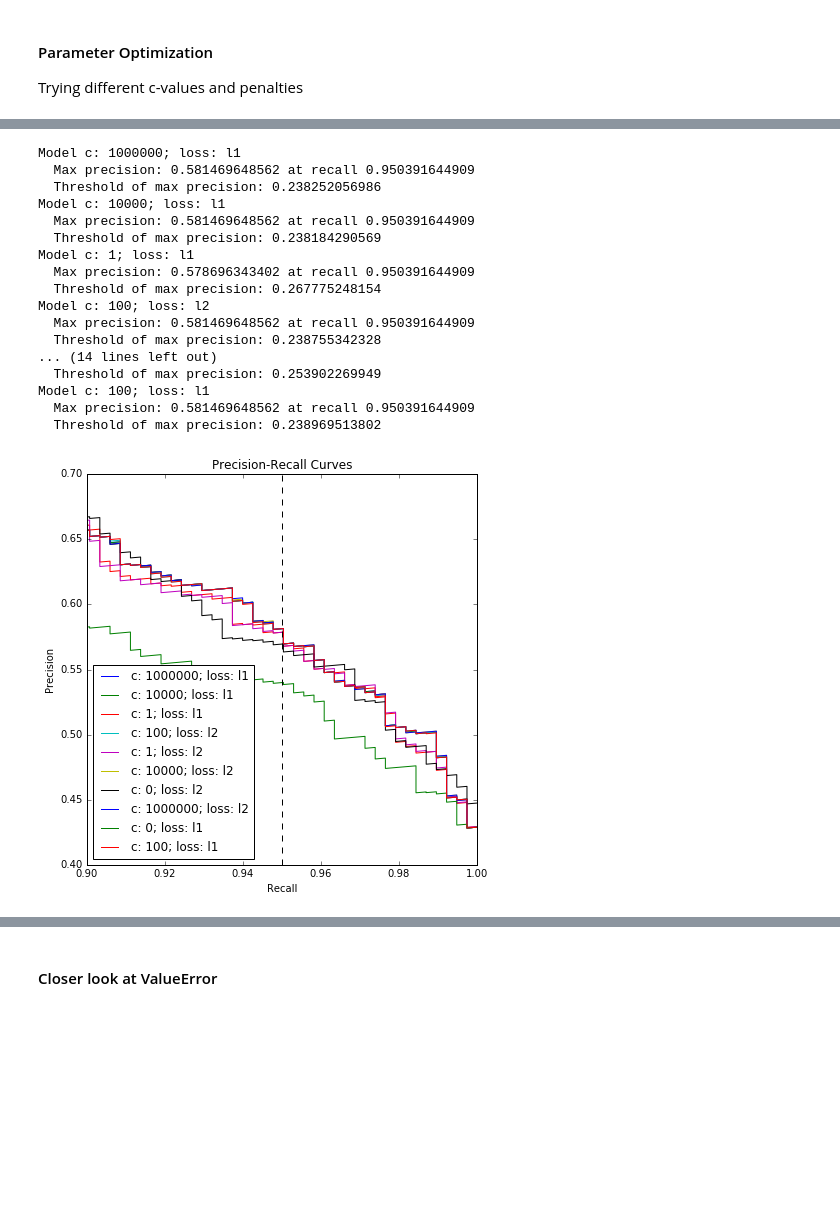
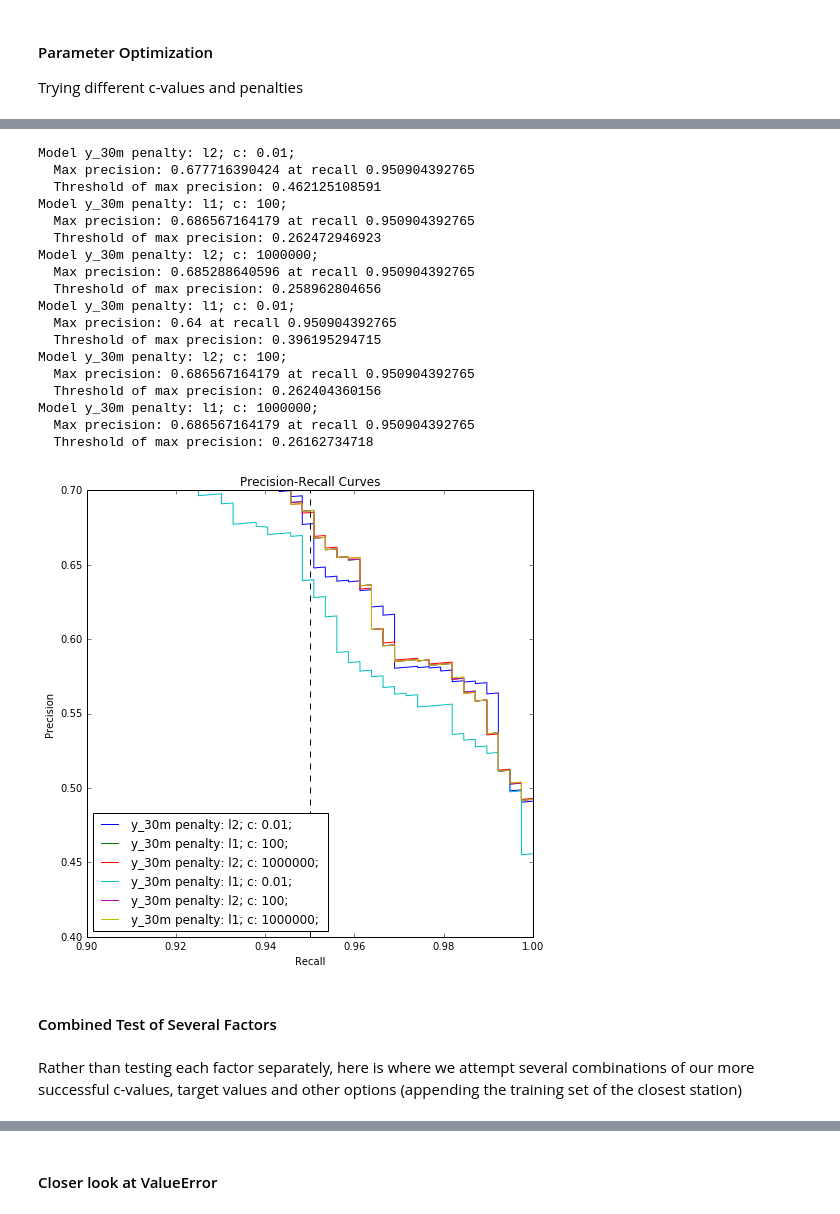
Before and after one commit to cer446/Intro-to-DS-CitiBike-Term-Project, a Jupyter notebook: LogReg Different Parameters and Y-vars.ipynb, the cells around one changed output, grey strips where cells are left out. Cells and saved outputs as stored; diff of their text form; code cells hidden in the pictures; blank space fills up the shorter version.

Commit message:
Ran a combination of several different factors to test, created a class to organize features of the model

```diff
--- a/LogReg Different Parameters and Y-vars.ipynb
+++ b/LogReg Different Parameters and Y-vars.ipynb
@@ -496,11 +471,5 @@ Model y_120m
 
 Trying different c-values and penalties
 # %%
-cvals = [.0001, .01, 1, 100, 10000, 1000000]
+cvals = [.01, 100, 1000000]
 penalties = ['l1', 'l2']
-# %%
-cval_penalties = {}
-
-for penalty in penalties:
-    for c in cvals:
-        cval_penalties['c: ' + str(int(c)) + '; loss: ' + penalty] = run_logreg.do_logreg(data_empty, plot=False, penalty=penalty, C=c)
@@ -535,0 +476,10 @@ StandardScaler(copy=True, with_mean=True, with_std=True)
+# %%
+data = project_env.load_split_bucket(519, target='y_30m', log=False)
+
+specs_opt = []
+
+for penalty in penalties:
+    for c in cvals:
+        specs_opt.append(Logistic_Regression_Specs(data, 519, 'y_30m', empty=True, squares=False, num_append=0, C=c, penalty=penalty))
+# %%
+logregs_opt, scalers_opt, predictions_opt, specs_o_e = run_models(specs_opt)
@@ -536,30 +504,34 @@ StandardScaler(copy=True, with_mean=True, with_std=True)
 # %%
+data_empty = data_binarized = project_env.binarize(data, -1)
 gold_labels = data_empty['dev'][1]
 
-keys_list = list(cval_penalties.keys())
+plt.figure(figsize=(8, 8))
 
-plt.figure(figsize=(7, 7))
+for key in list(predictions_opt.keys()):
+    pr_curve(predictions_opt[key], key, gold_labels, target_recall=0.95)
 
-for key in keys_list:
-    pr_curve(cval_penalties[key][2], key, gold_labels, target_recall=0.95)
-
-format_plot(.95, empty=True)
+run_logreg.format_plot(.95, empty=True)
 # %% [output]
-Model c: 1000000; loss: l1
-  Max precision: 0.581469648562 at recall 0.950391644909
-  Threshold of max precision: 0.238252056986
-Model c: 10000; loss: l1
-  Max precision: 0.581469648562 at recall 0.950391644909
-  Threshold of max precision: 0.238184290569
-Model c: 1; loss: l1
-  Max precision: 0.578696343402 at recall 0.950391644909
-  Threshold of max precision: 0.267775248154
-Model c: 100; loss: l2
-  Max precision: 0.581469648562 at recall 0.950391644909
-  Threshold of max precision: 0.238755342328
-... (14 lines left out)
-  Threshold of max precision: 0.253902269949
-Model c: 100; loss: l1
-  Max precision: 0.581469648562 at recall 0.950391644909
-  Threshold of max precision: 0.238969513802
+Model y_30m penalty: l2; c: 0.01;
+  Max precision: 0.677716390424 at recall 0.950904392765
+  Threshold of max precision: 0.462125108591
+Model y_30m penalty: l1; c: 100;
+  Max precision: 0.686567164179 at recall 0.950904392765
+  Threshold of max precision: 0.262472946923
+Model y_30m penalty: l2; c: 1000000;
+  Max precision: 0.685288640596 at recall 0.950904392765
+  Threshold of max precision: 0.258962804656
+Model y_30m penalty: l1; c: 0.01;
+  Max precision: 0.64 at recall 0.950904392765
+  Threshold of max precision: 0.396195294715
+Model y_30m penalty: l2; c: 100;
+  Max precision: 0.686567164179 at recall 0.950904392765
+  Threshold of max precision: 0.262404360156
+Model y_30m penalty: l1; c: 1000000;
+  Max precision: 0.686567164179 at recall 0.950904392765
+  Threshold of max precision: 0.26162734718
-[figure, old version]
+[figure, new version]
+# %% [markdown]
+#### Combined Test of Several Factors
+# %% [markdown]
+Rather than testing each factor separately, here is where we attempt several combinations of our more successful c-values, target values and other options (appending the training set of the closest station)
```
Also changed, not shown: parts of 46 cells of this notebook, 1 other file.
